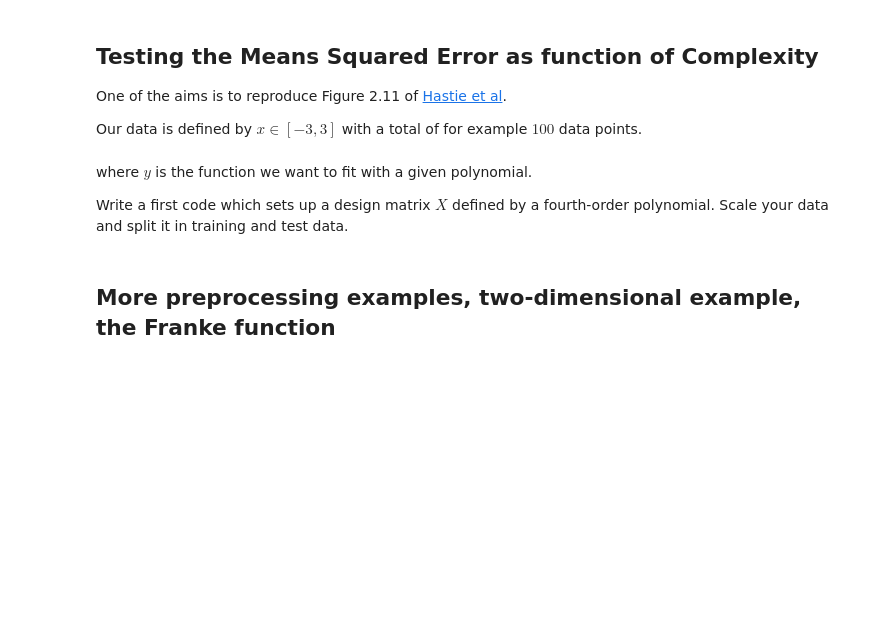
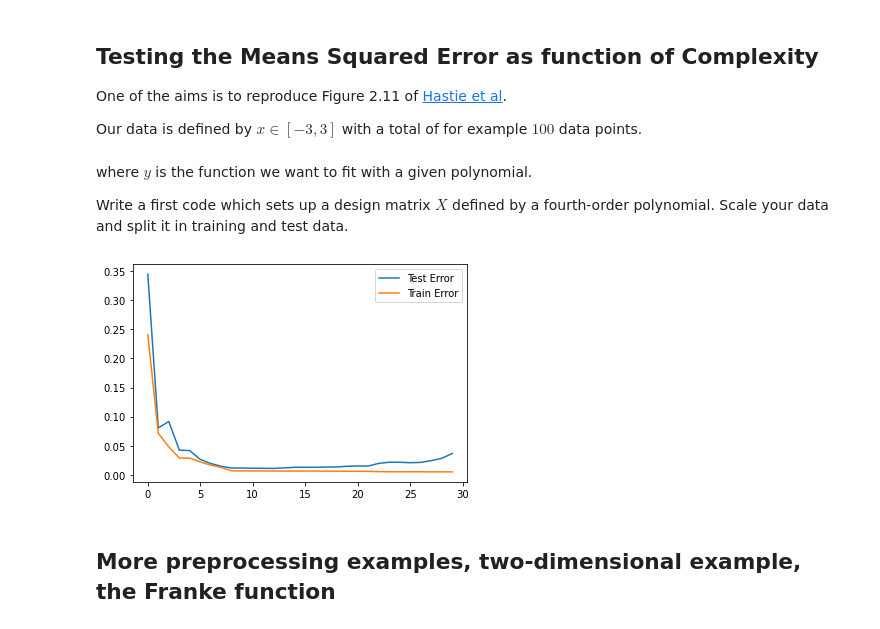
Before and after one commit to CompPhysics/MLErasmus, a Jupyter notebook: doc/pub/day1/ipynb/day1.ipynb, the cells around one changed output. Drawn from its saved outputs; the diff is of its cells as text; code cells hidden in the pictures; blank space fills up the shorter version.

```diff
--- a/doc/pub/day1/ipynb/day1.ipynb
+++ b/doc/pub/day1/ipynb/day1.ipynb
@@ -789,35 +870,37 @@ from sklearn.preprocessing import PolynomialFeatures
 from sklearn.model_selection import train_test_split
 from sklearn.pipeline import make_pipeline
 
 
 np.random.seed(2018)
-n = 50
-maxdegree = 5
+n = 100
+maxdegree = 30
 # Make data set.
 x = np.linspace(-3, 3, n).reshape(-1, 1)
 y = np.exp(-x**2) + 1.5 * np.exp(-(x-2)**2)+ np.random.normal(0, 0.1, x.shape)
 TestError = np.zeros(maxdegree)
 TrainError = np.zeros(maxdegree)
 polydegree = np.zeros(maxdegree)
 x_train, x_test, y_train, y_test = train_test_split(x, y, test_size=0.2)
 scaler = StandardScaler()
 scaler.fit(x_train)
 x_train_scaled = scaler.transform(x_train)
 x_test_scaled = scaler.transform(x_test)
 
 for degree in range(maxdegree):
     model = make_pipeline(PolynomialFeatures(degree=degree), LinearRegression(fit_intercept=False))
     clf = model.fit(x_train_scaled,y_train)
     y_fit = clf.predict(x_train_scaled)
     y_pred = clf.predict(x_test_scaled)
     polydegree[degree] = degree
     TestError[degree] = np.mean( np.mean((y_test - y_pred)**2) )
     TrainError[degree] = np.mean( np.mean((y_train - y_fit)**2) )
 
 plt.plot(polydegree, TestError, label='Test Error')
 plt.plot(polydegree, TrainError, label='Train Error')
 plt.legend()
 plt.show()
+# %% [output]
+[figure, added]
 # %% [markdown]
 ## More preprocessing examples, two-dimensional example, the Franke function
 # %%
```
Also changed, not shown: parts of 6 cells of this notebook, 1 other file.
